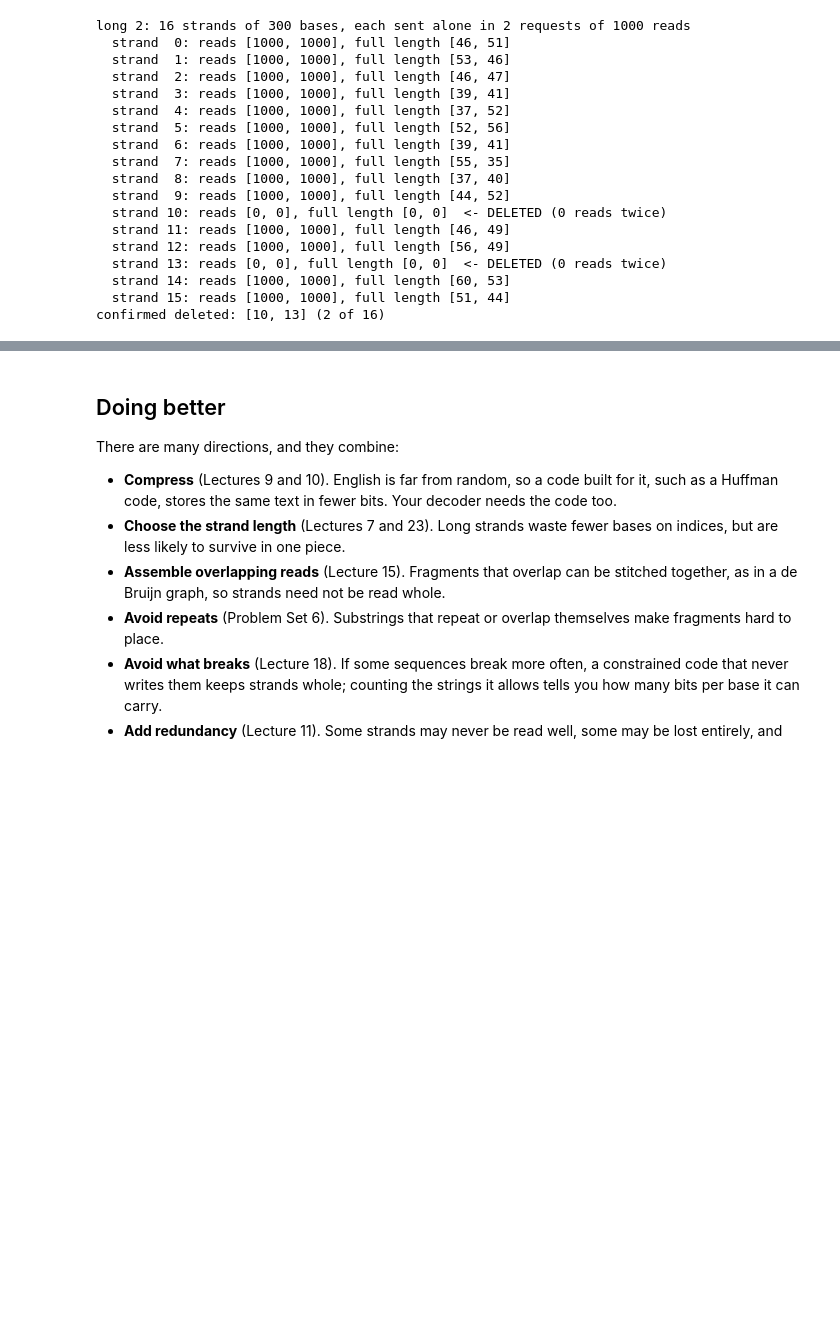
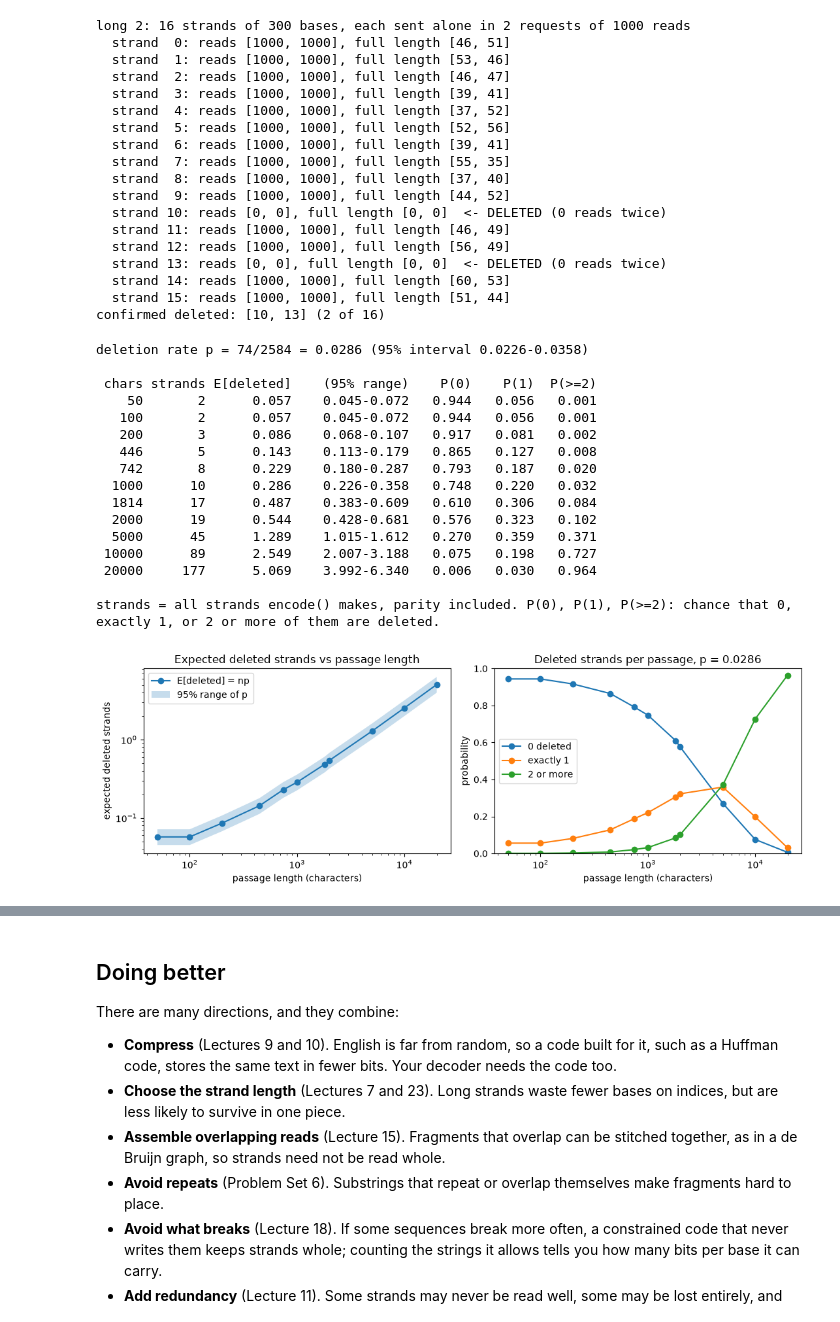
Before and after one commit to helin-wang1203/ENGS27-Final-Project, a Jupyter notebook: ENG_27_Project_Starter.ipynb, the cells around one changed output, grey strips where cells are left out. Drawn from its saved outputs; the diff is of its cells as text; code cells hidden in the pictures; blank space fills up the shorter version.

```diff
--- a/ENG_27_Project_Starter.ipynb
+++ b/ENG_27_Project_Starter.ipynb
@@ -4150,3 +4358,80 @@ long 2: 16 strands of 300 bases, each sent alone in 2 requests of 1000 reads
   strand 14: reads [1000, 1000], full length [60, 53]
   strand 15: reads [1000, 1000], full length [51, 44]
 confirmed deleted: [10, 13] (2 of 16)
+# %%
+# Expected number of deleted strands vs passage length (a calculation; nothing is sent).
+# Each strand is treated as deleted independently with probability p, the rate measured on
+# independently random strands: 74 of 2584 (Appendix C, "Caveats for analysis"). Deletion is a
+# fixed pseudo-random function of the sequence (Hypotheses 1 and 4), so over the strands of an
+# unseen passage it acts like a coin flip. Then the number deleted, X, is Binomial(n, p), and
+# E[X] = np, Pr[X = k] = C(n, k) p^k (1 - p)^(n - k)  (Notes §2.4.1, Proposition 2.4.3, p. 33).
+# n is the number of strands the current solution.py makes, counted by encoding text of each length.
+import importlib, solution
+importlib.reload(solution)
+
+DELETED, TESTED = 74, 2584
+p = DELETED / TESTED
+
+def binom_cdf(k, n, q):
+    return sum(math.comb(n, j) * q ** j * (1 - q) ** (n - j) for j in range(k + 1))
+
+def bisect(f, lo=0.0, hi=1.0):
+    """Root of an increasing function f on [lo, hi]."""
+    for _ in range(60):
+        mid = (lo + hi) / 2
+        lo, hi = (mid, hi) if f(mid) < 0 else (lo, mid)
+    return (lo + hi) / 2
+
+# Exact (Clopper-Pearson) 95% interval for p
+p_lo = bisect(lambda q: (1 - binom_cdf(DELETED - 1, TESTED, q)) - 0.025)
+p_hi = bisect(lambda q: 0.025 - binom_cdf(DELETED, TESTED, q))
+print(f"deletion rate p = {DELETED}/{TESTED} = {p:.4f} (95% interval {p_lo:.4f}-{p_hi:.4f})\n")
+
+# Text of any length: the five test passages joined and repeated
+pool = " ".join(SAMPLES.values())
+LENGTHS = [50, 100, 200, 446, 742, 1000, 1814, 2000, 5000, 10000, 20000]
+rows = []
+for n_chars in LENGTHS:
+    text = (pool * (n_chars // len(pool) + 1))[:n_chars]
+    n = len(solution.encode(text))
+    p0, p1 = (1 - p) ** n, n * p * (1 - p) ** (n - 1)
+    rows.append((n_chars, n, n * p, n * p_lo, n * p_hi, p0, p1, 1 - p0 - p1))
+
+print(f"{'chars':>6} {'strands':>7} {'E[deleted]':>10} {'(95% range)':>14} {'P(0)':>7} {'P(1)':>7} {'P(>=2)':>7}")
+for c, n, e, elo, ehi, p0, p1, p2 in rows:
+    print(f"{c:>6} {n:>7} {e:>10.3f} {f'{elo:.3f}-{ehi:.3f}':>14} {p0:>7.3f} {p1:>7.3f} {p2:>7.3f}")
+print("\nstrands = all strands encode() makes, parity included. P(0), P(1), P(>=2): chance that "
+      "0, exactly 1, or 2 or more of them are deleted.")
+
+fig, ax = plt.subplots(1, 2, figsize=(11, 3.8))
+xs = [r[0] for r in rows]
+ax[0].plot(xs, [r[2] for r in rows], "o-", label="E[deleted] = np")
+ax[0].fill_between(xs, [r[3] for r in rows], [r[4] for r in rows], alpha=0.25, label="95% range of p")
+ax[0].set(xscale="log", yscale="log", xlabel="passage length (characters)", ylabel="expected deleted strands",
+          title="Expected deleted strands vs passage length")
+ax[0].legend()
+for k, lab in [(5, "0 deleted"), (6, "exactly 1"), (7, "2 or more")]:
+    ax[1].plot(xs, [r[k] for r in rows], "o-", label=lab)
+ax[1].set(xscale="log", xlabel="passage length (characters)", ylabel="probability", ylim=(0, 1),
+          title=f"Deleted strands per passage, p = {p:.4f}")
+ax[1].legend()
+plt.tight_layout()
+plt.show()
+# %% [output]
+deletion rate p = 74/2584 = 0.0286 (95% interval 0.0226-0.0358)
+
+ chars strands E[deleted]    (95% range)    P(0)    P(1)  P(>=2)
+    50       2      0.057    0.045-0.072   0.944   0.056   0.001
+   100       2      0.057    0.045-0.072   0.944   0.056   0.001
+   200       3      0.086    0.068-0.107   0.917   0.081   0.002
+   446       5      0.143    0.113-0.179   0.865   0.127   0.008
+   742       8      0.229    0.180-0.287   0.793   0.187   0.020
+  1000      10      0.286    0.226-0.358   0.748   0.220   0.032
+  1814      17      0.487    0.383-0.609   0.610   0.306   0.084
+  2000      19      0.544    0.428-0.681   0.576   0.323   0.102
+  5000      45      1.289    1.015-1.612   0.270   0.359   0.371
+ 10000      89      2.549    2.007-3.188   0.075   0.198   0.727
+ 20000     177      5.069    3.992-6.340   0.006   0.030   0.964
+
+strands = all strands encode() makes, parity included. P(0), P(1), P(>=2): chance that 0, exactly 1, or 2 or more of them are deleted.
+[figure, added]
```
Also changed, not shown: parts of 5 cells of this notebook, 9 other files.
